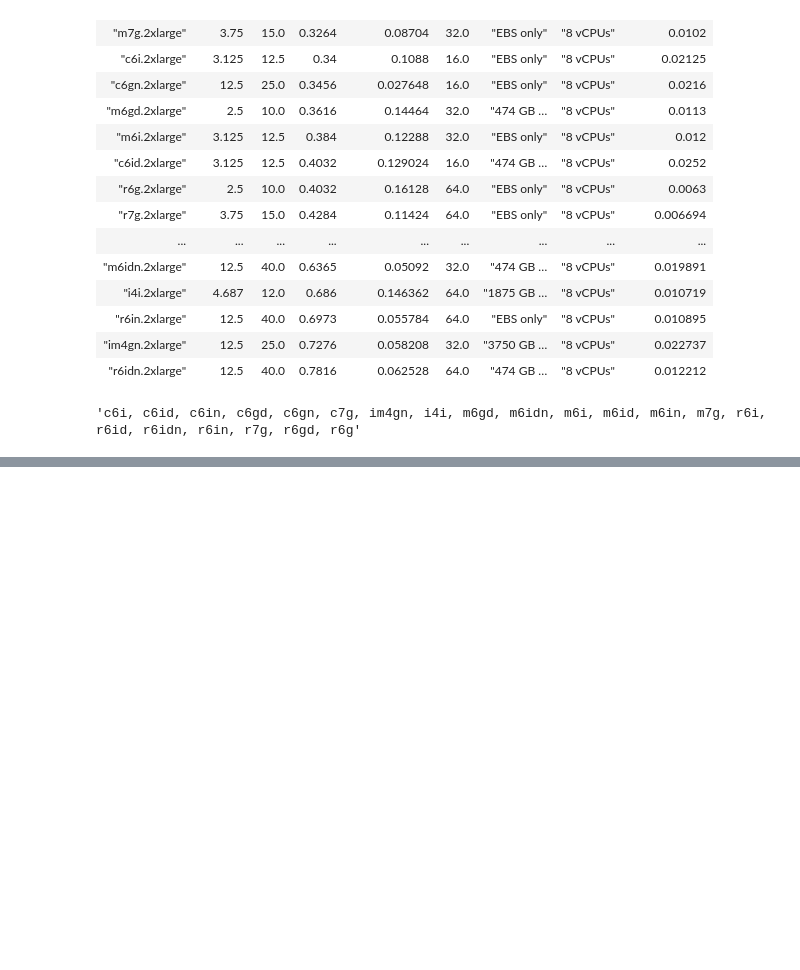
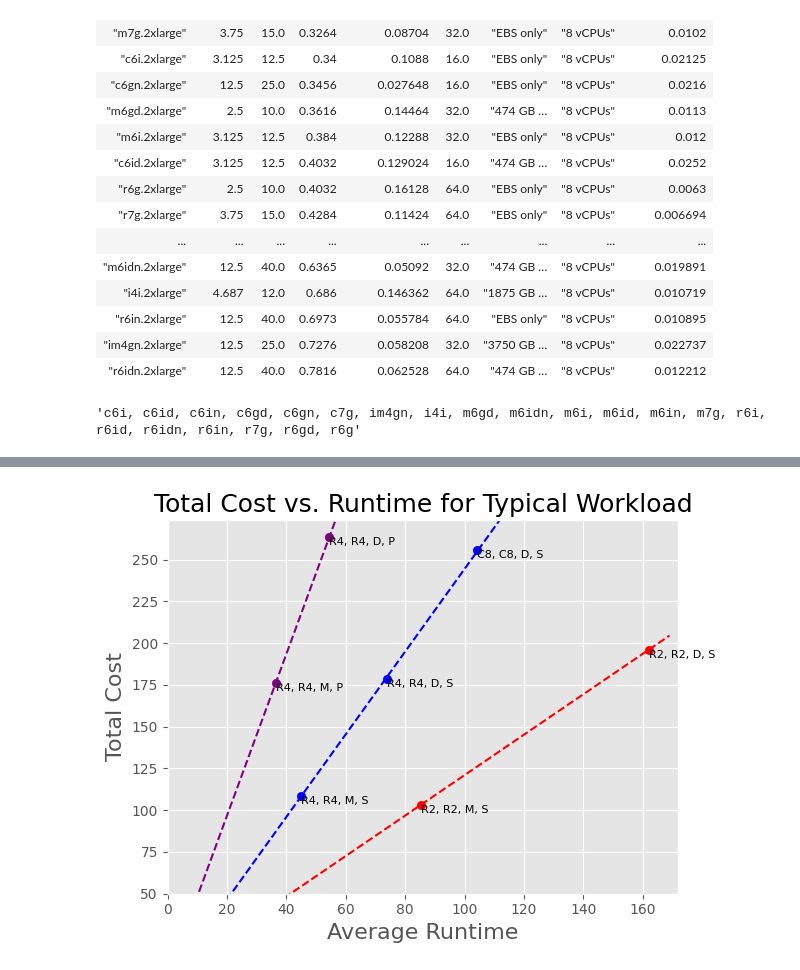
Before and after one commit to marsupialtail/cidr, a Jupyter notebook: Untitled.ipynb, the cells around one changed output, grey strips where cells are left out. Cells and saved outputs as stored; diff of their text form; code cells hidden in the pictures; blank space fills up the shorter version.

```diff
--- a/Untitled.ipynb
+++ b/Untitled.ipynb
@@ -120,0 +183,62 @@ plt.ylim(0, max(a["Total Cost"]) + 10)
+# %%
+import numpy as np
+
+groups = [["R2, R2, D, S", "R2, R2, M, S"], ["R4, R4, M, S", "R4, R4, D, S", "C8, C8, D, S"], ["R4, R4, M, P", "R4, R4, D, P"]]
+colors = ["red", "blue", "purple"]
+ends = [170, 120, 65]
+
+for i in range(len(groups)):
+    # Plot right-most graph
+    b = a.filter(polars.col("Setup").is_in(groups[i]))
+    plt.scatter(b["Average Runtime"], b["Total Cost"], color=colors[i])
+    coefficients = np.polyfit(b["Average Runtime"], b["Total Cost"], deg=1)
+    m, c = coefficients
+    x_extended = np.arange(0, 170)
+    y_extended = m * x_extended + c
+    #plt.plot(b["Average Runtime"], b["Total Cost"], marker='o', label='Data Points')
+    plt.plot(x_extended, y_extended, linestyle='--', color=colors[i])
+    #plt.plot(b["Average Runtime"], b["Total Cost"], linestyle='--')
+    for i, label in enumerate(b["Setup"]):
+        plt.text(b["Average Runtime"][i], b["Total Cost"][i], label, ha="left", va="top", fontsize=8)
+
+
+plt.xlim(0, max(a["Average Runtime"]) + 10)
+plt.xlabel("Average Runtime", fontsize=16)
+plt.ylabel("Total Cost", fontsize=16)
+plt.ylim(50, max(a["Total Cost"]) + 10)
+plt.title("Total Cost vs. Runtime for Typical Workload", fontsize=18)
+plt.tight_layout()
+
+# # Plot right-most graph
+# b = a.filter(polars.col("Setup").is_in(["R2, R2, D, S", "R2, R2, M, S"]))
+# plt.scatter(b["Average Runtime"], b["Total Cost"], color="red")
+# coefficients = np.polyfit(b["Average Runtime"], b["Total Cost"], deg=1)
+# m, c = coefficients
+# x_extended = np.arange(0, 170)
+# y_extended = m * x_extended + c
+# #plt.plot(b["Average Runtime"], b["Total Cost"], marker='o', label='Data Points')
+# plt.plot(x_extended, y_extended, linestyle='--', color="red")
+# #plt.plot(b["Average Runtime"], b["Total Cost"], linestyle='--')
+# for i, label in enumerate(b["Setup"]):
+#     plt.text(b["Average Runtime"][i], b["Total Cost"][i], label, ha="left", va="top", fontsize=8)
+
+# #
+# c = a.filter(polars.col("Setup").is_in(["R4, R4, M, S", "R4, R4, D, S", "C8, C8, D, S"]))
+# plt.scatter(c["Average Runtime"], c["Total Cost"])
+# plt.plot(c["Average Runtime"], c["Total Cost"], linestyle='--')
+# for i, label in enumerate(c["Setup"]):
+#     plt.text(c["Average Runtime"][i], c["Total Cost"][i], label, ha="left", va="top", fontsize=8)
+# d = a.filter(polars.col("Setup").is_in(["R4, R4, M, P", "R4, R4, D, P"]))
+# plt.scatter(d["Average Runtime"], d["Total Cost"])
+# plt.plot(d["Average Runtime"], d["Total Cost"], linestyle='--')
+# for i, label in enumerate(d["Setup"]):
+#     plt.text(d["Average Runtime"][i], d["Total Cost"][i], label, ha="left", va="top",fontsize=8)
+# plt.xlim(0, max(a["Average Runtime"]) + 10)
+# plt.xlabel("Average Runtime", fontsize=16)
+# plt.ylabel("Total Cost", fontsize=16)
+# plt.ylim(50, max(a["Total Cost"]) + 10)
+# #plt.title("Total Cost vs. Runtime for Typical Workload", fontsize=18)
+# plt.title("Effect of Disk Spill on Typical Workload", fontsize=18)
+# plt.tight_layout()
+# %% [output]
+[figure, added]
```
Also changed, not shown: parts of 12 cells of this notebook, 1 other file.
